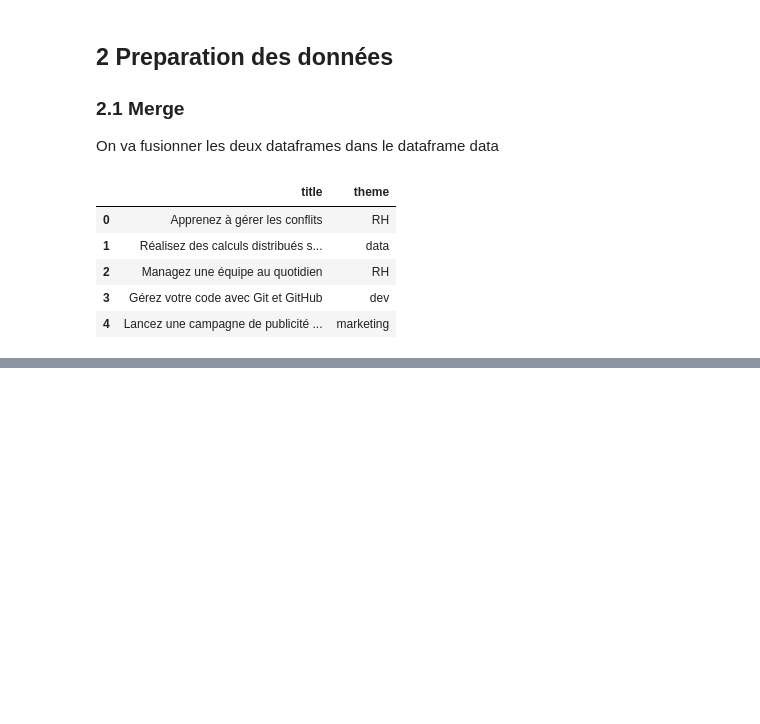
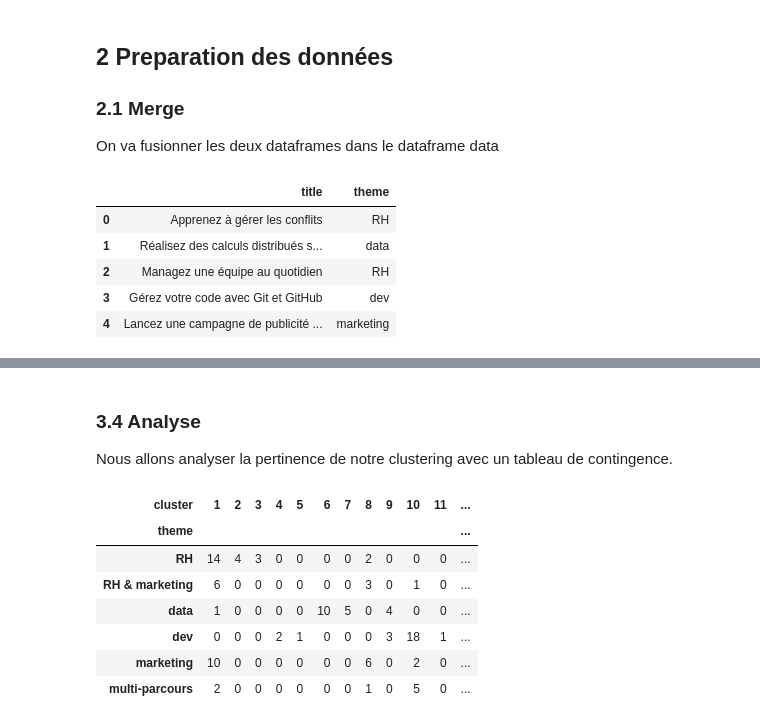
Before and after one commit to Harlequelrah/bag_of_words_analysis, a Jupyter notebook: project/tp.ipynb, the cells around one changed output, grey strips where cells are left out. Drawn from its saved outputs; the diff is of its cells as text; code cells hidden in the pictures; blank space fills up the shorter version.

```diff
--- a/project/tp.ipynb
+++ b/project/tp.ipynb
@@ -83,0 +245,19 @@ temp.head()
+# %% [markdown]
+### 3.4 Analyse
+Nous allons analyser la pertinence de notre clustering avec un tableau de contingence.
+# %%
+# creation du tableau de contingence
+crosstab = pd.crosstab(themes,clusters,dropna=False)
+
+crosstab.rename_axis(columns='cluster',index='theme',inplace=True)
+
+crosstab
+# %% [output]
+| cluster | 1 | 2 | 3 | 4 | 5 | 6 | 7 | 8 | 9 | 10 | 11 | ... |
+| theme |  |  |  |  |  |  |  |  |  |  |  | ... |
+| RH | 14 | 4 | 3 | 0 | 0 | 0 | 0 | 2 | 0 | 0 | 0 | ... |
+| RH & marketing | 6 | 0 | 0 | 0 | 0 | 0 | 0 | 3 | 0 | 1 | 0 | ... |
+| data | 1 | 0 | 0 | 0 | 0 | 10 | 5 | 0 | 4 | 0 | 0 | ... |
+| dev | 0 | 0 | 0 | 2 | 1 | 0 | 0 | 0 | 3 | 18 | 1 | ... |
+| marketing | 10 | 0 | 0 | 0 | 0 | 0 | 0 | 6 | 0 | 2 | 0 | ... |
+| multi-parcours | 2 | 0 | 0 | 0 | 0 | 0 | 0 | 1 | 0 | 5 | 0 | ... |
```
Also changed, not shown: parts of 21 cells of this notebook.
